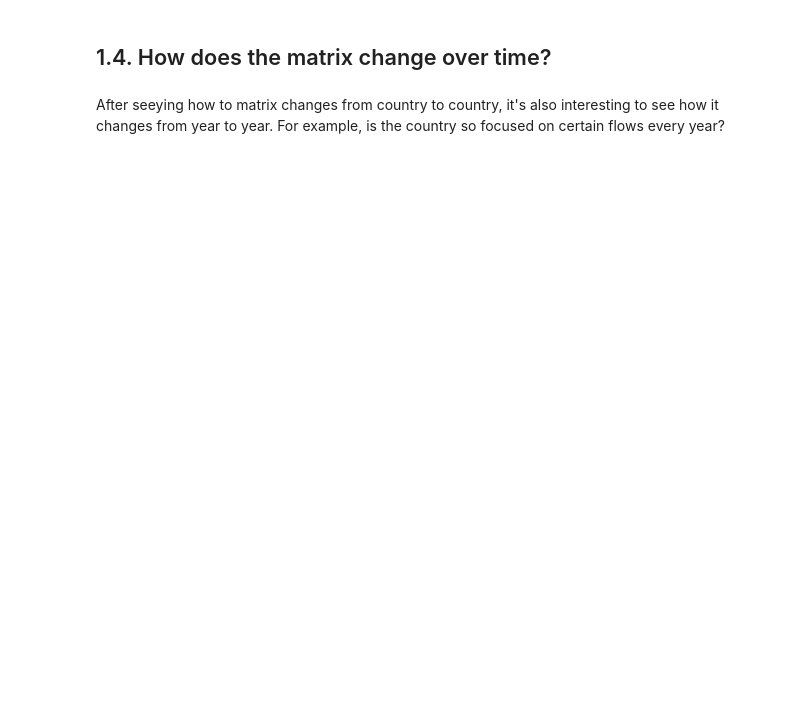
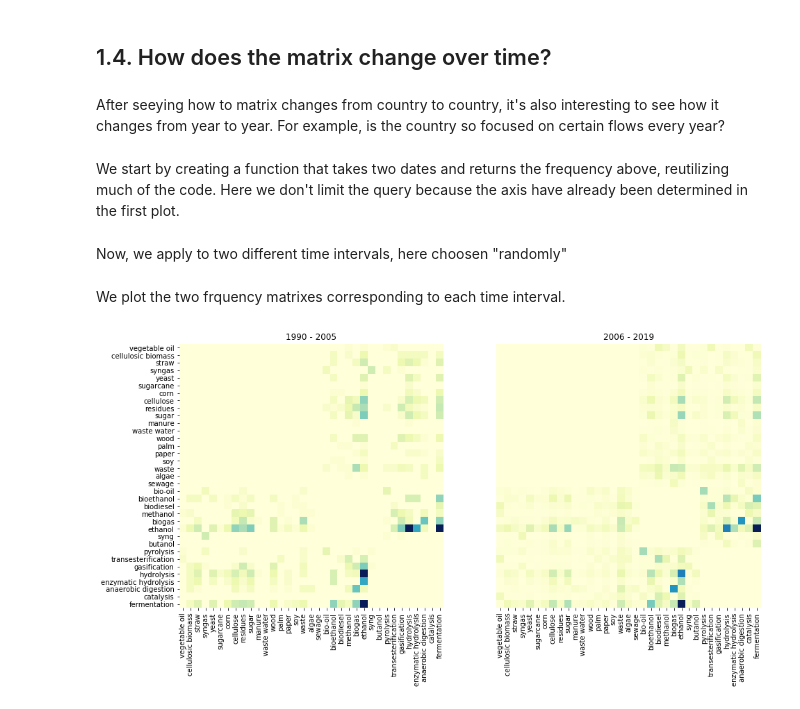
Before and after one commit to duarteocarmo/technological_capabilities, a Jupyter notebook: notebooks/Exploring.ipynb, the cells around one changed output. Saved outputs shown, nothing was run; the diff lists cells and outputs as text; code cells hidden in the pictures; blank space fills up the shorter version.

Commit message:
Added date comparison.

```diff
--- a/notebooks/Exploring.ipynb
+++ b/notebooks/Exploring.ipynb
@@ -221,3 +228,5 @@ plt.show()
 ## 1.4. How does the matrix change over time?
 # %% [markdown]
 After seeying how to matrix changes from country to country, it's also interesting to see how it changes from year to year. For example, is the country so focused on certain flows every year?
+# %% [markdown]
+We start by creating a function that takes two dates and returns the frequency above, reutilizing much of the code. Here we don't limit the query because the axis have already been determined in the first plot.
@@ -223,0 +262,24 @@ After seeying how to matrix changes from country to country, it's also interesti
+# %% [markdown]
+Now, we apply to two different time intervals, here choosen "randomly"
+# %%
+first_interval = [1990, 2005]
+second_interval = [2006, 2019]
+
+first_interval_matrix = get_the_matrix_from_dates(first_interval[0], first_interval[1])
+second_interval_matrix = get_the_matrix_from_dates(second_interval[0], second_interval[1])
+# %% [markdown]
+We plot the two frquency matrixes corresponding to each time interval.
+# %%
+# first row
+plt.subplots(2,1,figsize=(15,15))
+
+plt.subplot(121)
+sns.heatmap(first_interval_matrix, cmap='YlGnBu', cbar=None, square=True, xticklabels=matrix_axis, yticklabels=matrix_axis)
+plt.title('{} - {}'.format(first_interval[0], first_interval[1]))
+
+plt.subplot(122)
+sns.heatmap(second_interval_matrix, cmap='YlGnBu', cbar=None, square=True, xticklabels=matrix_axis, yticklabels=False)
+plt.title('{} - {}'.format(second_interval[0], second_interval[1]))
+plt.show()
+# %% [output]
+[figure, added]
```
Also changed, not shown: parts of 13 cells of this notebook.
